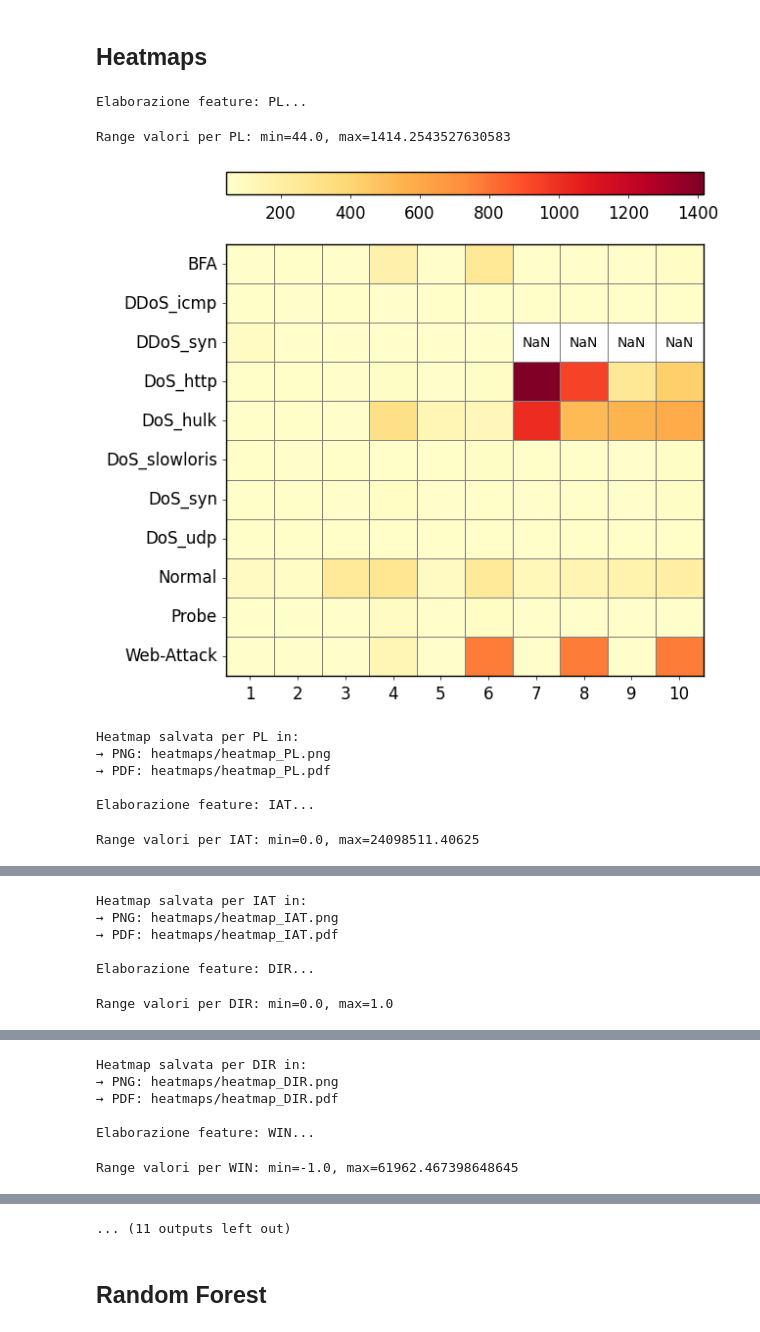
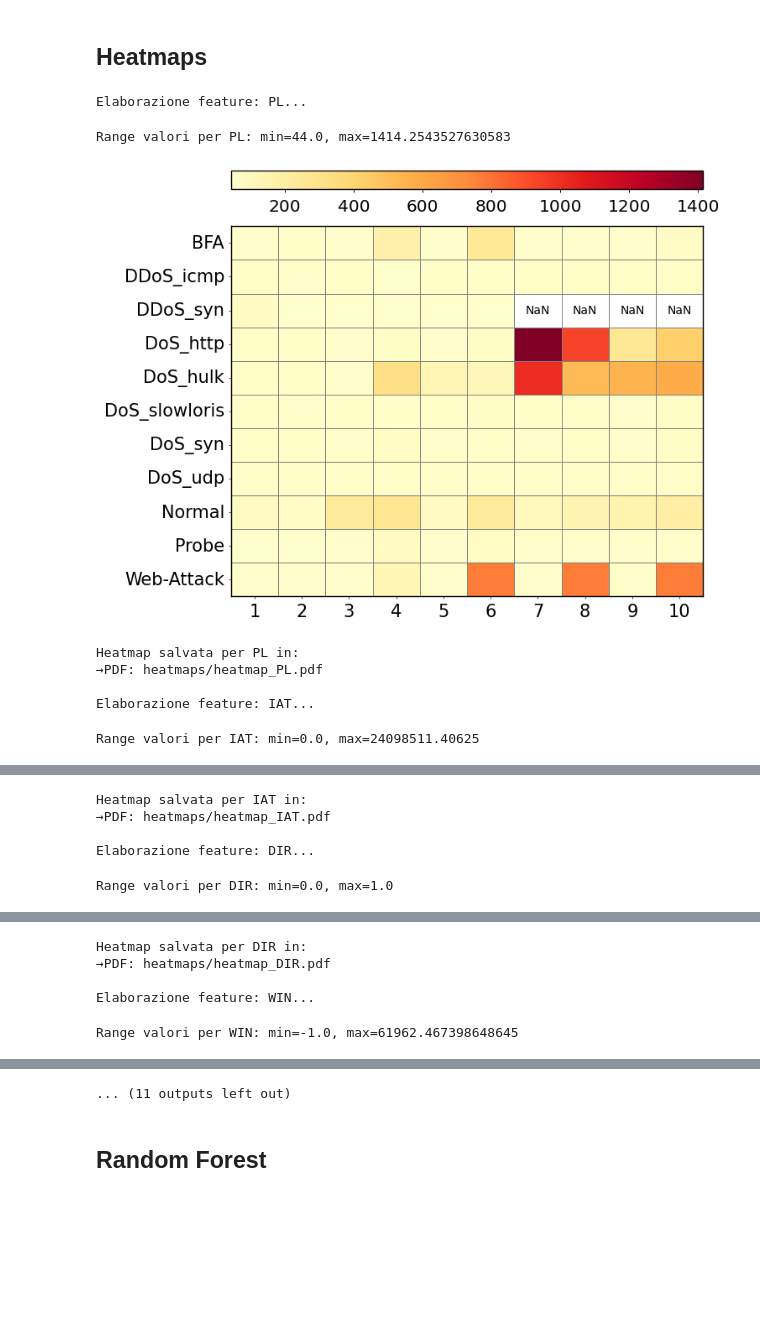
Before and after one commit to duel0/mykonos, a Jupyter notebook: Gruppo4.ipynb, the cells around one changed output, grey strips where cells are left out. Drawn from its saved outputs; the diff is of its cells as text; code cells hidden in the pictures; blank space fills up the shorter version.

Commit message:
Updates heatmap (AG4IN)

```diff
--- a/Gruppo4.ipynb
+++ b/Gruppo4.ipynb
@@ -433,11 +433,11 @@ def plot_heatmap(data_df, feature_name, output_dir):
     n_rows = len(data_filtered.index)
 
     # Calcolo dimensioni per ottenere celle più rettangolari
-    cell_width = 0.4  # Larghezza celle aumentata
+    cell_width = 0.55  # Larghezza celle aumentata
     cell_height = 0.35  # Altezza celle aumentata
 
     # Dimensioni figura
-    fig_width = n_cols * cell_width + 2.5  # Più spazio per etichette
+    fig_width = n_cols * cell_width + 2  # Più spazio per etichette
     fig_height = n_rows * cell_height + 3.5  # Più spazio per titolo e colorbar
 
     # Crea figura con dimensioni calcolate
@@ -463,16 +463,6 @@ def plot_heatmap(data_df, feature_name, output_dir):
     cmap = sns.color_palette(palettes.get(feature_name, "viridis"), as_cmap=True)
     cmap_with_nan = ListedColormap(cmap(np.linspace(0, 1, 256)))
     cmap_with_nan.set_bad(color='white')
-    cmap_with_nan.set_under(color='#d0d0d0')
-
-    # Normalizzazione opzionale (es. logaritmica)
-    norm = None
-    if feature_name == "IAT":
-        data_positive = data_df[data_df >= 0]
-        vmin = data_positive.min().min()
-        vmax = data_positive.max().max()
-        if pd.notna(vmin) and pd.notna(vmax) and vmin > 0:
-            norm = LogNorm(vmin=vmin, vmax=vmax)
 
     # Creazione della maschera per i NaN
     mask_nan = data_filtered.isna()
@@ -484,7 +474,6 @@ def plot_heatmap(data_df, feature_name, output_dir):
         annot=False,  # Non usiamo l'annotazione automatica
         fmt=".1f",
         cmap=cmap_with_nan,
-        norm=norm,
         mask=mask_nan,  # Maschera per NaN
         linewidths=0.5,
         linecolor='gray',
@@ -492,8 +481,6 @@ def plot_heatmap(data_df, feature_name, output_dir):
         square=False,  # Non forzare celle quadrate
         xticklabels=True,
         yticklabels=True,
-        vmin=vmin if 'vmin' in locals() and pd.notna(vmin) else None,
-        vmax=vmax if 'vmax' in locals() and pd.notna(vmax) else None
     )
 
     # Aggiungi 'N' per i valori NaN
@@ -510,26 +497,37 @@ def plot_heatmap(data_df, feature_name, output_dir):
     ax_pos = ax.get_position()  # Ottiene la posizione dell'heatmap
 
     # Crea un asse per la colorbar con la stessa larghezza dell'heatmap e più alto
-    cbar_ax = fig.add_axes([ax_pos.x0, ax_pos.y1 + 0.07, ax_pos.width, 0.03])  # Aumentato spessore e distanza
+    cbar_ax = fig.add_axes([ax_pos.x0, ax_pos.y1 + 0.06, ax_pos.width, 0.03])
     cbar = fig.colorbar(
         im.collections[0],
         cax=cbar_ax,
         orientation='horizontal'
     )
 
-    # Stile colorbar migliorato
-    cbar.ax.tick_params(labelsize=12, length=3, width=0.5, pad=5)  # Font più grande e padding
+    if feature_name == "IAT":
+      # Imposta la notazione scientifica direttamente sui tick, evitando offset "1eX"
+      cbar.ax.ticklabel_format(style='scientific', axis='x', scilimits=(0, 0))
+
+      # Nasconde l'etichetta offset ("1e7", ecc.)
+      cbar.ax.xaxis.offsetText.set_visible(False)
+
+      # Formatta i tick principali come esponenziali
+      formatter = ticker.FuncFormatter(lambda x, _: f'{x:.1e}')
+      cbar.ax.xaxis.set_major_formatter(formatter)
+
+    # Stile colorbar
+    cbar.ax.tick_params(labelsize=14.5, length=3, width=0.7, pad=5)
     cbar.outline.set_edgecolor('black')
     cbar.outline.set_linewidth(1)
 
-    # Tick degli assi - nota: partiamo da 1 invece che da 0
+    # Tick degli assi
     ax.set_xticks(np.arange(len(data_filtered.columns)) + 0.5)
     ax.set_xticklabels(range(1, len(data_filtered.columns) + 1), fontsize=12)  # Parti da 1
     ax.set_yticks(np.arange(len(data_filtered.index)) + 0.5)
-    ax.set_yticklabels(data_filtered.index, fontsize=12, rotation=0)
+    ax.set_yticklabels(data_filtered.index, fontsize=15, rotation=0)
 
     # Tick parameters
-    ax.tick_params(axis='both', which='major', labelsize=12, length=3, width=0.5)
+    ax.tick_params(axis='both', which='major', labelsize=15, length=2, width=0.5)
     ax.tick_params(axis='x', rotation=0)
     ax.tick_params(axis='y', rotation=0)
 
@@ -542,43 +540,45 @@ def plot_heatmap(data_df, feature_name, output_dir):
 
     # Salvataggi
     os.makedirs(output_dir, exist_ok=True)
-    path_png = os.path.join(output_dir, f'heatmap_{feature_name}.png')
     path_pdf = os.path.join(output_dir, f'heatmap_{feature_name}.pdf')
 
-    plt.savefig(path_png, bbox_inches='tight', dpi=300, facecolor='white')
-    plt.savefig(path_pdf, bbox_inches='tight', dpi=300, facecolor='white')
+    #plt.savefig(path_pdf, bbox_inches='tight', dpi=300, facecolor='white')
+    plt.savefig(path_pdf, bbox_inches=None, dpi=300, facecolor='white', pad_inches=5.5)
     plt.show()
 
-    print(f"Heatmap salvata per {feature_name} in:\n→ PNG: {path_png}\n→ PDF: {path_pdf}")
-# Loop principale (uguale all'originale)
+    print(f"Heatmap salvata per {feature_name} in:\n→PDF: {path_pdf}")
+
+
+
+
+# Loop principale
 for feature in FEATURE_COLUMNS:
     print(f"\nElaborazione feature: {feature}...")
     if feature not in df.columns:
         print(f"Attenzione: La colonna feature '{feature}' non è presente nel DataFrame. Salto.")
         continue
 
     # Controlla se la colonna feature contiene effettivamente dati iterabili (liste/array)
     sample_value = df[feature].dropna().iloc[0] if not df[feature].dropna().empty else None
     if sample_value is None or not isinstance(sample_value, (list, np.ndarray, pd.Series)):
           print(f"Attenzione: La colonna '{feature}' non sembra contenere array/liste. Contiene: {type(sample_value)}. Salto.")
           print("Assicurati che le colonne feature contengano array di valori numerici.")
           continue
 
     heatmap_df = preprocess_and_calculate_means(df, feature, LABEL_COLUMN, NUM_PACKETS)
 
     if not heatmap_df.empty:
         plot_heatmap(heatmap_df, feature, OUTPUT_DIR)
     else:
         print(f"Nessun dato per la heatmap generato per la feature: {feature}")
 
 print("\nElaborazione completata.")
 # %% [output]
 Elaborazione feature: PL...
 Range valori per PL: min=44.0, max=1414.2543527630583
-[figure, old version]
+[figure, new version]
 Heatmap salvata per PL in:
-→ PNG: heatmaps/heatmap_PL.png
-→ PDF: heatmaps/heatmap_PL.pdf
+→PDF: heatmaps/heatmap_PL.pdf
 
 Elaborazione feature: IAT...
 Range valori per IAT: min=0.0, max=24098511.40625
@@ -586,6 +586,5 @@ Range valori per IAT: min=0.0, max=24098511.40625
 Heatmap salvata per IAT in:
-→ PNG: heatmaps/heatmap_IAT.png
-→ PDF: heatmaps/heatmap_IAT.pdf
+→PDF: heatmaps/heatmap_IAT.pdf
 
 Elaborazione feature: DIR...
 Range valori per DIR: min=0.0, max=1.0
@@ -593,6 +592,5 @@ Range valori per DIR: min=0.0, max=1.0
 Heatmap salvata per DIR in:
-→ PNG: heatmaps/heatmap_DIR.png
-→ PDF: heatmaps/heatmap_DIR.pdf
+→PDF: heatmaps/heatmap_DIR.pdf
 
 Elaborazione feature: WIN...
 Range valori per WIN: min=-1.0, max=61962.467398648645
```
Also changed, not shown: parts of 2 cells of this notebook.
